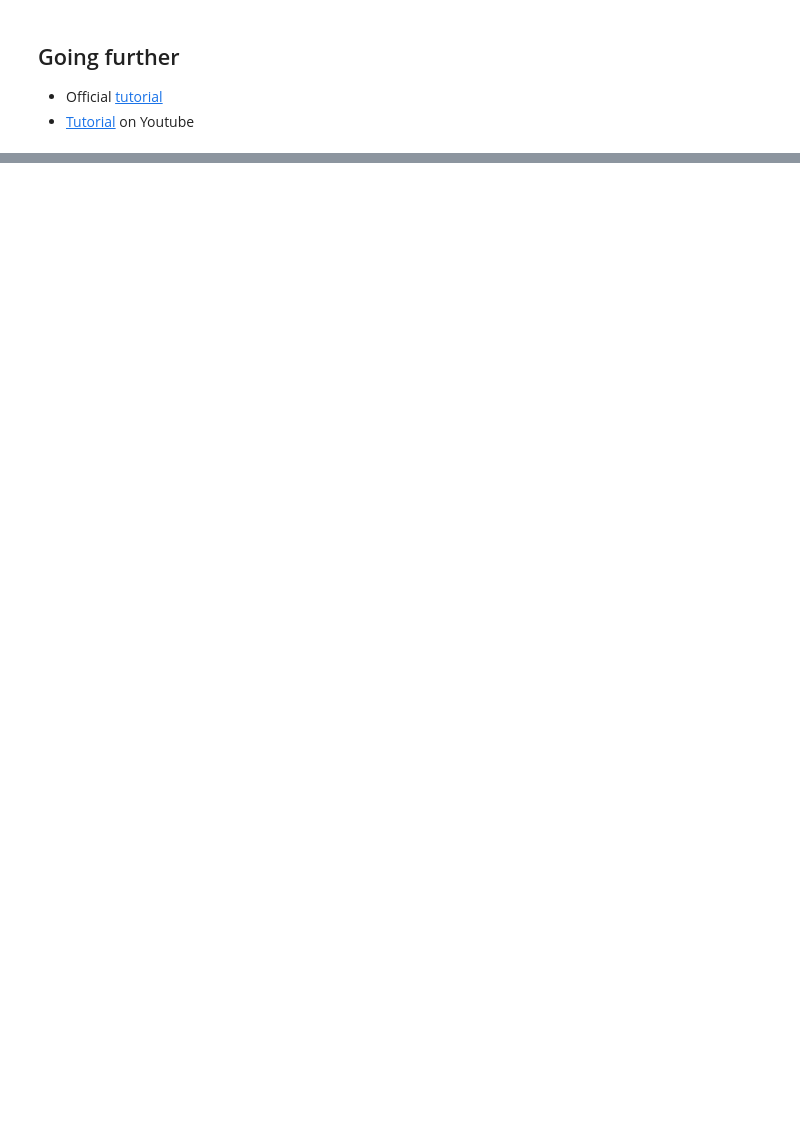
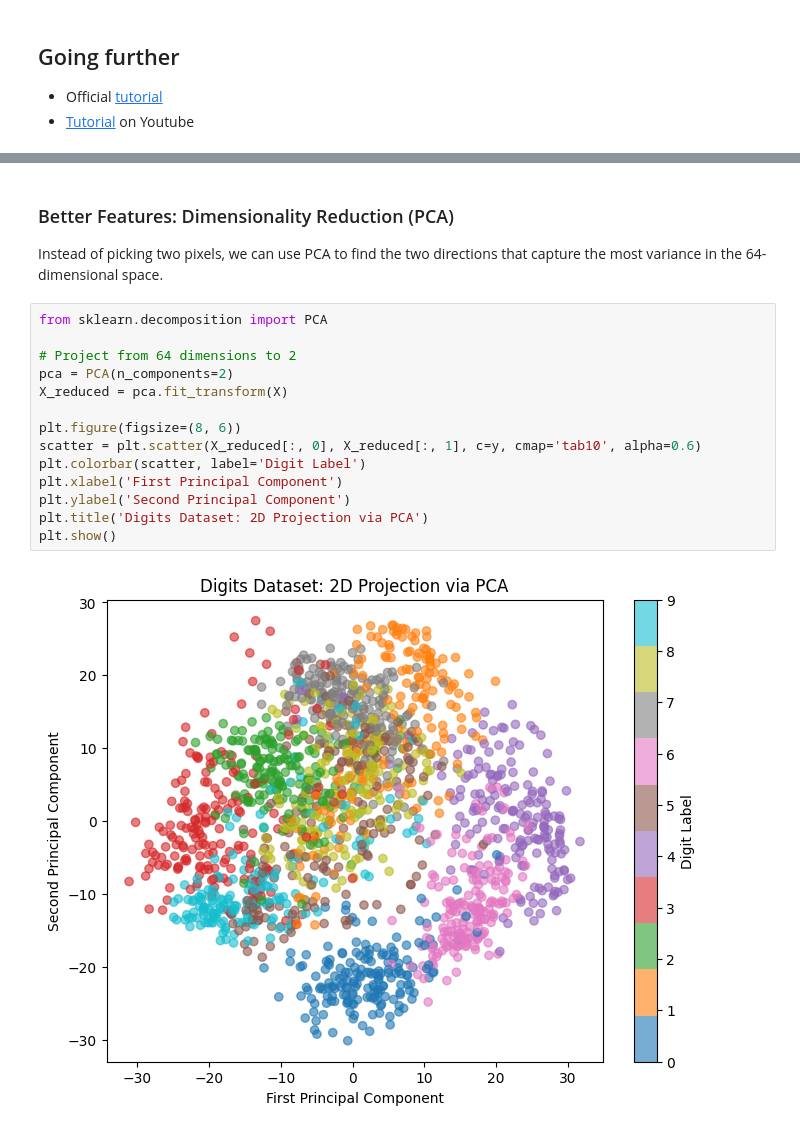
Before and after one commit to Greenstar22/PythonColab, a Jupyter notebook: notebooks/01_python_basics.ipynb, the cells around one changed output, grey strips where cells are left out. Cells and saved outputs as stored; diff of their text form; blank space fills up the shorter version.

```diff
--- a/notebooks/01_python_basics.ipynb
+++ b/notebooks/01_python_basics.ipynb
@@ -569,0 +630,19 @@ Are pixel values good features for classifying samples?
+# %% [markdown]
+### Better Features: Dimensionality Reduction (PCA)
+Instead of picking two pixels, we can use PCA to find the two directions that capture the most variance in the 64-dimensional space.
+# %%
+from sklearn.decomposition import PCA
+
+# Project from 64 dimensions to 2
+pca = PCA(n_components=2)
+X_reduced = pca.fit_transform(X)
+
+plt.figure(figsize=(8, 6))
+scatter = plt.scatter(X_reduced[:, 0], X_reduced[:, 1], c=y, cmap='tab10', alpha=0.6)
+plt.colorbar(scatter, label='Digit Label')
+plt.xlabel('First Principal Component')
+plt.ylabel('Second Principal Component')
+plt.title('Digits Dataset: 2D Projection via PCA')
+plt.show()
+# %% [output]
+[figure, added]
```
Also changed, not shown: parts of 7 cells of this notebook.
